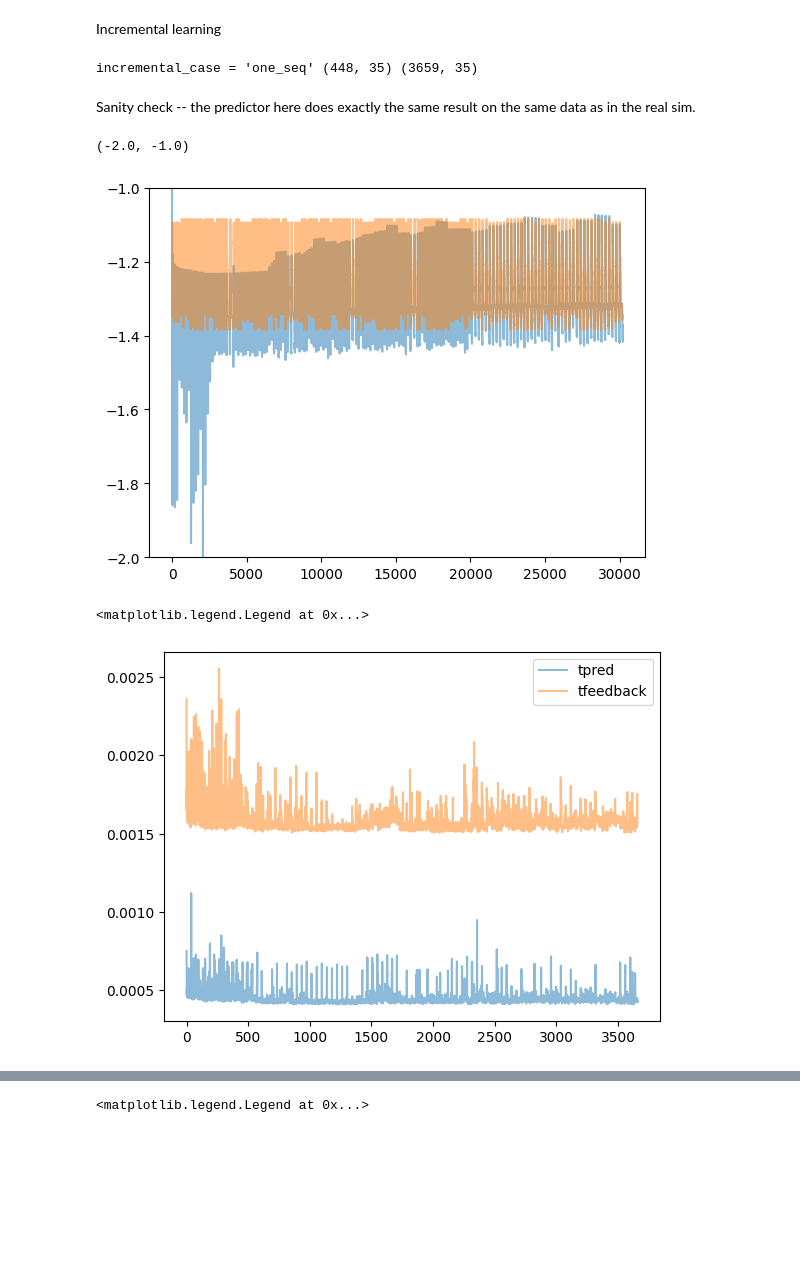
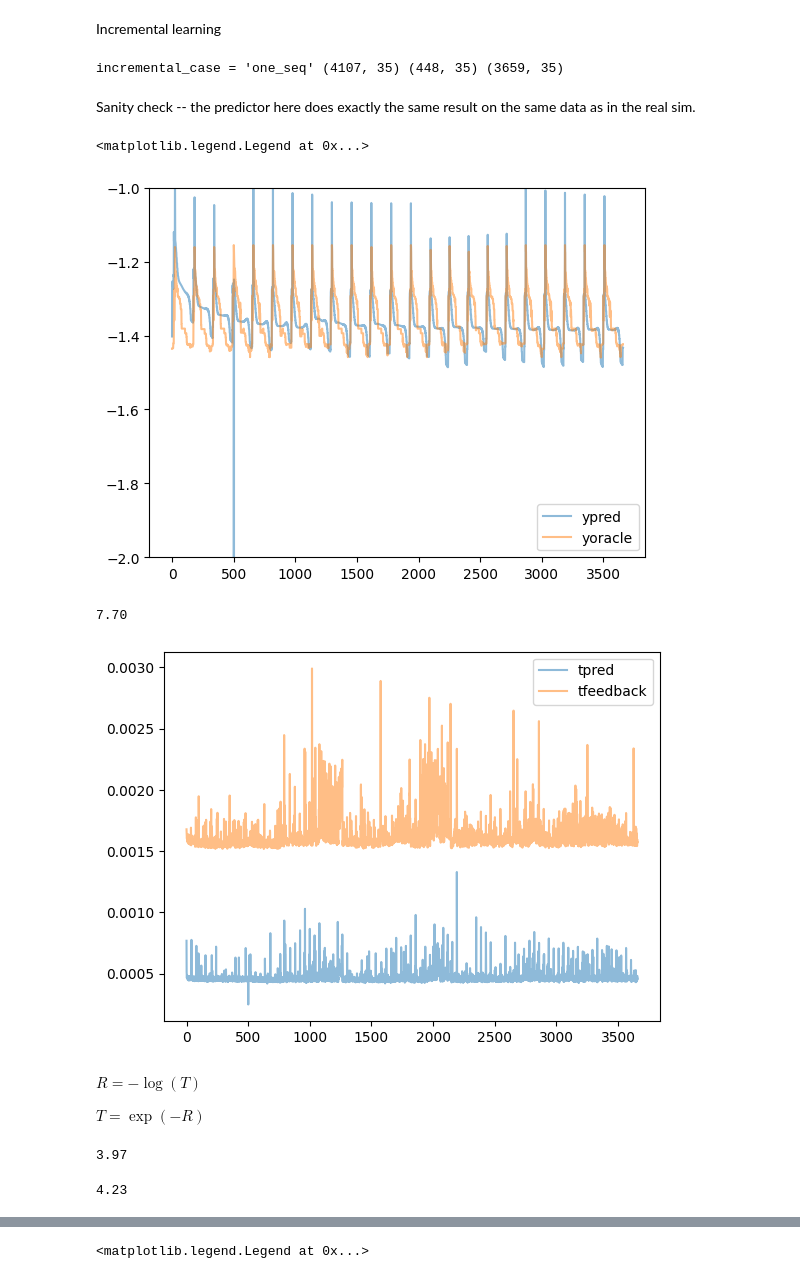
Before and after one commit to Yuriyzabegaev/FTHM-Solver, a Jupyter notebook: solver_selection_thm/thm_results_model_analysis.ipynb, the cells around one changed output, grey strips where cells are left out. Saved outputs shown, nothing was run; the diff lists cells and outputs as text; code cells hidden in the pictures; blank space fills up the shorter version.

```diff
--- a/solver_selection_thm/thm_results_model_analysis.ipynb
+++ b/solver_selection_thm/thm_results_model_analysis.ipynb
@@ -169,12 +173,12 @@ print(Xsuccess.shape, ysuccess.shape)
 # %%
 from typing import Literal
 
-classification_case: Literal["all", "one_seq", "random"] = "all"
+classification_case: Literal["all", "one_seq", "random"] = "one_seq"
 if classification_case == "all":
     X_classification = X
     y_classification = ycat
 elif classification_case == "one_seq":
-    filter_ = np.array((df_perf.seq_id == "8"))
+    filter_ = np.array((df_perf.seq_id == "22"))
     X_classification = X[filter_]
     y_classification = ycat[filter_]
 elif classification_case == "random":
@@ -305,7 +309,7 @@ if ranking_case == 'all':
     X_ranking = Xsuccess
     y_ranking = ysuccess
 elif ranking_case == 'one_seq':
-    filter_ = np.array((df_perf.seq_id == "8") & (df_perf.reward > FAIL_REWARD))
+    filter_ = np.array((df_perf.seq_id == "22") & (df_perf.reward > FAIL_REWARD))
     X_ranking = X[filter_]
     y_ranking = y[filter_]
 elif ranking_case == 'random':
@@ -423,7 +427,7 @@ if incremental_case == 'all':
     Xincr = X
     yincr = y
 elif incremental_case == 'one_seq':
-    filter_ = np.array((df_perf.seq_id == "8"))
+    filter_ = np.array((df_perf.seq_id == "22"))
     Xincr = X[filter_]
     yincr = y[filter_]
     expectations = np.array(df_perf.expectation)[filter_][num_solvers:]
@@ -439,9 +443,9 @@ yoffline = yincr[:num_solvers]
 Xonline = Xincr[num_solvers:]
 yonline = yincr[num_solvers:]
 
-print(f'{incremental_case = }', Xoffline.shape, Xonline.shape)
+print(f'{incremental_case = }', Xincr.shape, Xoffline.shape, Xonline.shape)
 # %% [output]
-incremental_case = 'one_seq' (448, 35) (3659, 35)
+incremental_case = 'one_seq' (4107, 35) (448, 35) (3659, 35)
 # %% [markdown]
 Sanity check -- the predictor here does exactly the same result on the same data as in the real sim.
 # %%
@@ -451,7 +455,7 @@ if expectations is not None:
 
     reward_expected = []
 
-    for Xbatch, ybatch in zip(Xonline, yonline):
+    for Xbatch, ybatch in zip(tqdm(Xonline), yonline):
         # online
         ypred_expected = regressor_online.predict(Xbatch.reshape(1, -1))
 
@@ -513,16 +517,37 @@ for Xfeature in tqdm(Xonline_features):
 plt.plot([max(x["ypred"]) for x in data_incremental], label="ypred", alpha=0.5)
 plt.plot([max(x["yoracle"]) for x in data_incremental], label="yoracle", alpha=0.5)
 plt.ylim(-2, -1)
+plt.legend()
 # %% [output]
-(-2.0, -1.0)
+<matplotlib.legend.Legend at 0x...>
-[figure, old version]
+[figure, new version]
 # %%
-plt.plot([(x["tpred"]) for x in data_incremental], label="tpred", alpha=0.5)
-plt.plot([(x["tfeedback"]) for x in data_incremental], label="tfeedback", alpha=0.5)
+tpred = np.array([(x["tpred"]) for x in data_incremental])
+tfeedback = np.array([(x["tfeedback"]) for x in data_incremental])
+plt.plot(tpred, label="tpred", alpha=0.5)
+plt.plot(tfeedback, label="tfeedback", alpha=0.5)
 plt.legend()
+print(f'{np.sum(tpred) + np.sum(tfeedback):.2f}')
 # %% [output]
-<matplotlib.legend.Legend at 0x...>
+7.70
-[figure, old version]
+[figure, new version]
+# %% [markdown]
+$R = -\log(T)$
+
+$T = \exp(-R)$
+# %%
+yoracle = np.array([max(x["yoracle"]) for x in data_incremental])
+sim_time_oracle = np.sum(np.exp(-yoracle))
+print(f'{sim_time_oracle / HOUR:.2f}')
+# %% [output]
+3.97
+# %%
+ypred = np.array([x['yoracle'][np.argmax(x["ypred"])] for x in data_incremental])
+sim_time_oracle = np.sum(np.exp(-ypred))
+print(f'{sim_time_oracle / HOUR:.2f}')
+# plt.plot(np.exp(-ypred))
+# %% [output]
+4.23
 # %%
 ntf = [top_1_normalized_score(ypred=x['ypred'], ytrue=x['yoracle']) for x in data_incremental]
 plt.plot(ntf)
```
Also changed, not shown: parts of 30 cells of this notebook, 3 other files.
